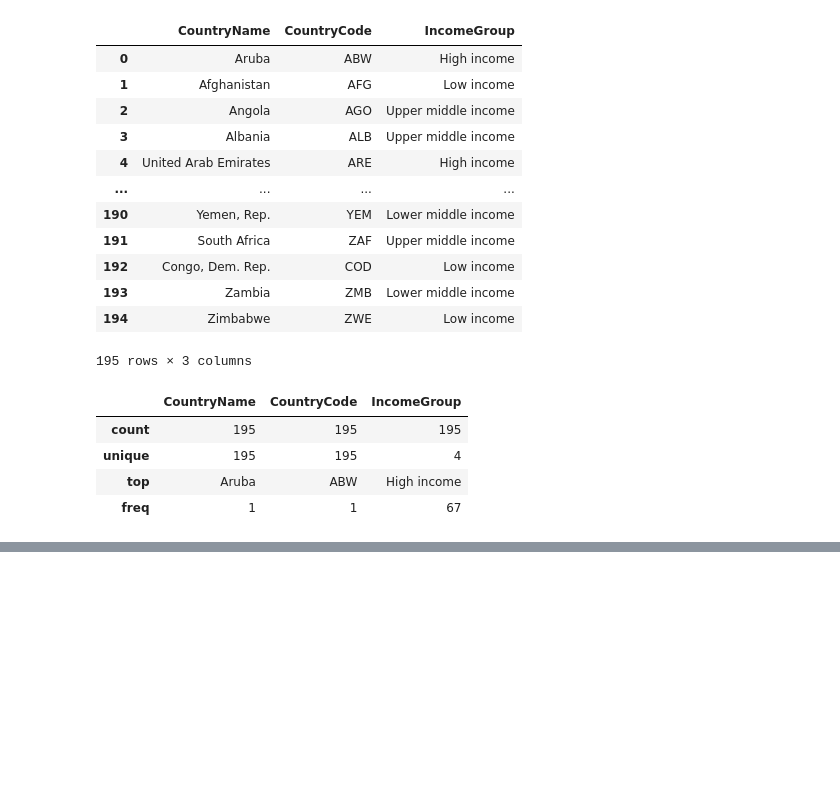
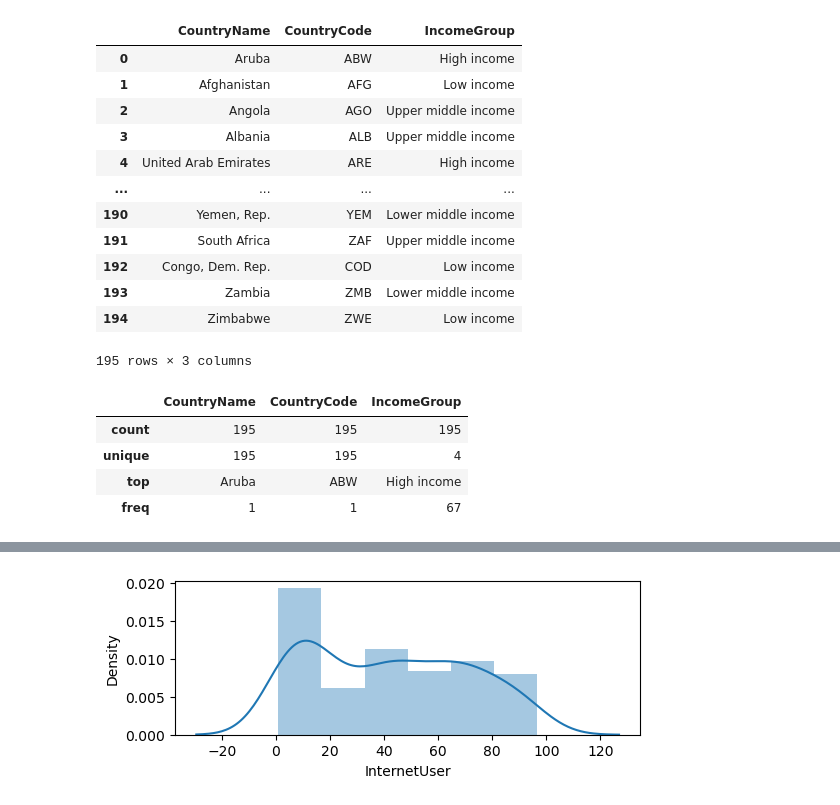
Before and after one commit to krishna0633/6-months, a Jupyter notebook: Gdp analysis.ipynb, the cells around one changed output, grey strips where cells are left out. Drawn from its saved outputs; the diff is of its cells as text; code cells hidden in the pictures; blank space fills up the shorter version.

```diff
--- a/Gdp analysis.ipynb
+++ b/Gdp analysis.ipynb
@@ -287,0 +425,2 @@ df_cat.describe()
+# %%
+df = df.drop('myCalc',axis = 1)
@@ -287,0 +443,4 @@ df_cat.describe()
+# %%
+ # Add a column
+df['myCalc'] = df.BirthRate * df.InternetUser
+df
@@ -287,0 +471,2 @@ df_cat.describe()
+# %%
+df = df.drop('myCalc',axis = 1)
@@ -287,0 +664,11 @@ df_cat.describe()
+# %%
+# Intoduction to seaborn # seaborn is very powerfull visulization(Statistic visuliaizaton) pkg in python
+import matplotlib.pyplot as plt # visulaization
+import seaborn as sns # distribution
+# seaborn are used for advance visualization e.x --> distribution plot, line polt
+
+%matplotlib inline
+plt.rcParams['figure.figsize'] = 6,2
+
+import warnings
+warnings.filterwarnings('ignore') # os error
@@ -287,0 +699,6 @@ df_cat.describe()
+# %%
+# Distributions:
+vis1=sns.distplot(df["InternetUser"]) # Univariate analysis - statistics
+plt.show(vis1)
+# %% [output]
+[figure, added]
```
Also changed, not shown: parts of 51 cells of this notebook.
